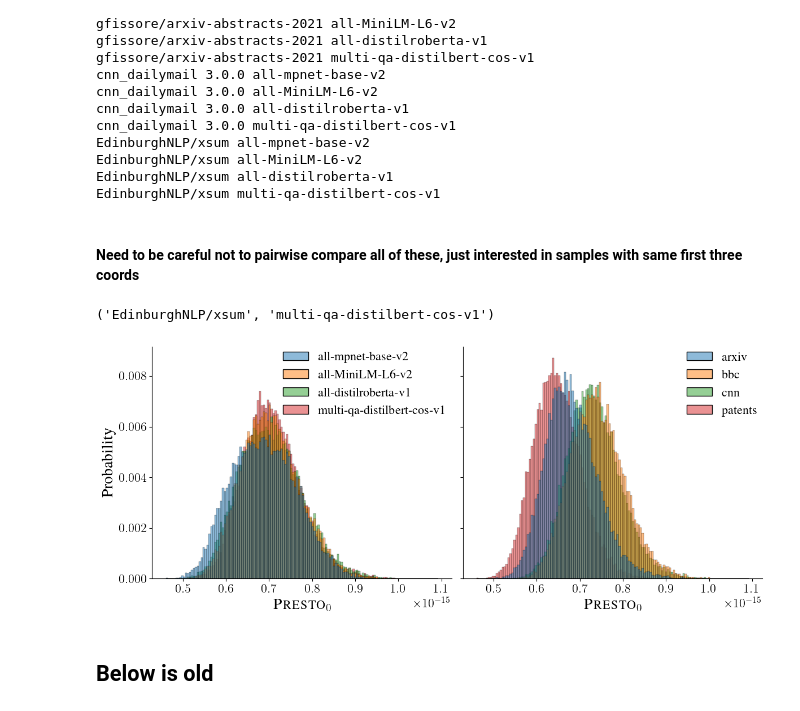
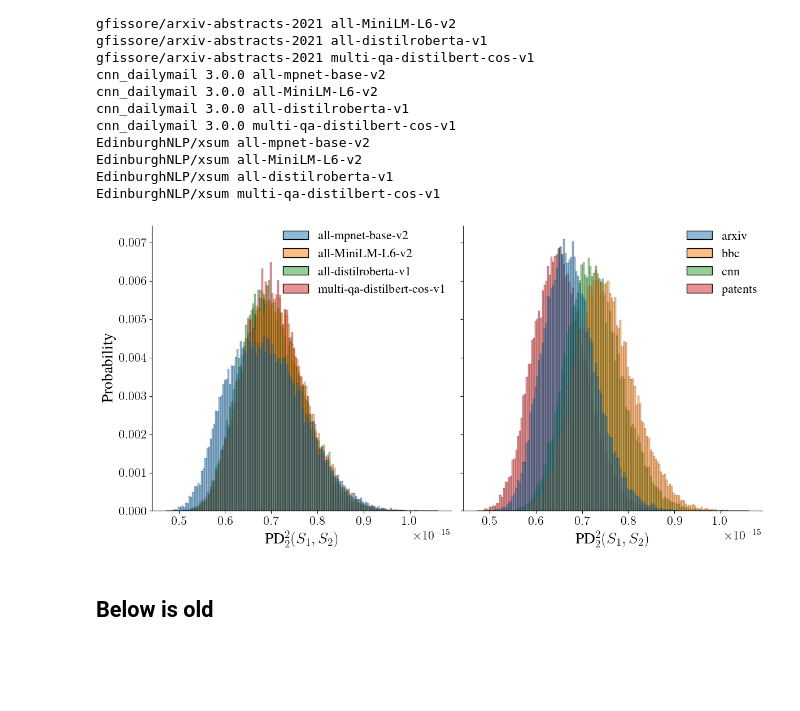
Before and after one commit to aidos-lab/Presto, a Jupyter notebook: notebooks/presto_test.ipynb, the cells around one changed output. Cells and saved outputs as stored; diff of their text form; code cells hidden in the pictures; blank space fills up the shorter version.

```diff
--- a/notebooks/presto_test.ipynb
+++ b/notebooks/presto_test.ipynb
@@ -133,7 +133,7 @@ for idx,dataset in enumerate(sorted_datasets):
                  legend=False if idx != len(datasets) - 1 else True
                 )
     ax[0][idx].set_title(dataset.split("/")[-1], fontsize=title_fontsize)
-    ax[0][idx].set_ylabel(r"\textsc{Presto}"+"$_2(M[p = 2^{9}],M[p = *])$", fontsize=label_fontsize)
+    ax[0][idx].set_ylabel(r"PD"+"$^2_2(M[p = 2^{9}],M[p = *])$", fontsize=label_fontsize)
     ax[0][idx].set_xlabel(rf"$p$", fontsize=title_fontsize)
     ax[0][idx].set_xscale("log", base=2)
 
@@ -145,7 +145,7 @@ for idx,dataset in enumerate(sorted_datasets):
                  ax=ax[1][idx],
                  markers="osDH", legend=False
                 )
-    ax[1][idx].set_ylabel(r"\textsc{Presto}"+"$_2(M[s = 2^{14}],M[s = *])$", fontsize=label_fontsize)
+    ax[1][idx].set_ylabel(r"PD"+"$^2_2(M[s = 2^{14}],M[s = *])$", fontsize=label_fontsize)
     ax[1][idx].set_xlabel(rf"$s$", fontsize=title_fontsize)
     ax[1][idx].set_xscale("log", base=2)
 ax[0][-1].legend(title="",frameon=False, fontsize=legend_fontsize)
@@ -297,7 +297,7 @@ for idx, model in enumerate(sorted_models):
     twinx.set_yticks([])
     twinx.set_ylabel(model, fontsize=label_fontsize)
 for axx in ax.ravel():
-    axx.set_ylabel(r"$\sum_{i=0}^2\lVert L_i \rVert$", fontsize=label_fontsize)
+    axx.set_ylabel(r"$\sum_{i=0}^2\lVert L_i \rVert_2$", fontsize=label_fontsize)
     axx.set_xticklabels([r"$2^{"+str(x)+"}$" for x in range(10,15)],fontsize=label_fontsize)
     axx.set_xlabel("$s$", fontsize=title_fontsize)
 sns.despine(fig)
@@ -314,7 +314,7 @@ for idx, model in enumerate(sorted_models):
         ax[idx][idx2].lines[0].set_color('crimson')
         ax[idx][idx2].lines[0].set_zorder(-1)
         ax[idx][idx2].set_xlim(0,ax[idx][idx2].get_xlim()[-1])
-        ax[idx][idx2].set_xlabel(r"$\sum_{i=0}^2\lVert L_i \rVert$", fontsize=label_fontsize)
+        ax[idx][idx2].set_xlabel(r"$\sum_{i=0}^2\lVert L_i \rVert_2$", fontsize=label_fontsize)
         ax[idx][idx2].set_ylabel("Probability", fontsize=label_fontsize)
         ax[0][idx2].set_title(dataset, fontsize=title_fontsize)
         xticks = [0,0.5,1,1.5,2]
@@ -338,7 +336,8 @@ rng = np.random.default_rng(42)
 # %%
+rng = np.random.default_rng(42)
 n_projections = 512
-n_subsamples = 100
-subsample_size = 1000
+n_subsamples = 2**7
+subsample_size = 512
 subsampled_avgs = dict()
 
 metric = Presto(max_homology_dim=config.max_homology_dim, n_components=config.n_components, normalize=config.normalize)
@@ -346,8 +345,8 @@ for dataset, v1 in results.items():
     for model, v2 in v1.items():
         print(dataset, model)
         for v3 in [v2[16384]]:
-            for i in range(subsample_size):
-                subsampled_avgs[(dataset, model, i)] = metric.average_landscape({i:rng.choice(v3["landscapes"][i],n_projections,replace=False) for i in range(config.max_homology_dim + 1)})
+            for i in range(n_subsamples):
+                subsampled_avgs[(dataset, model, i)] = metric.average_landscape({i:rng.choice(v3["landscapes"][i],subsample_size,replace=False) for i in range(config.max_homology_dim + 1)})
 # %% [output]
 big_patent a all-mpnet-base-v2
 big_patent a all-MiniLM-L6-v2
@@ -365,8 +364,6 @@ EdinburghNLP/xsum all-mpnet-base-v2
 EdinburghNLP/xsum all-MiniLM-L6-v2
 EdinburghNLP/xsum all-distilroberta-v1
 EdinburghNLP/xsum multi-qa-distilbert-cos-v1
-# %% [markdown]
-#### Need to be careful not to pairwise compare all of these, just interested in samples with same first three coords
 # %%
 from itertools import product
 # %%
@@ -376,10 +373,6 @@ subsampled_scores = dict()
 for tuple in tuples:
     for i,j in combinations(list(range(n_subsamples)),2):
         subsampled_scores[(*tuple,i,j)] = metric.compute_presto_scores(subsampled_avgs[(*tuple,i)], subsampled_avgs[(*tuple,j)])
-# %%
-metric.compute_presto_scores
-# %% [output]
-('EdinburghNLP/xsum', 'multi-qa-distilbert-cos-v1')
 # %%
 subsampled_df = pd.DataFrame(pd.DataFrame(subsampled_scores).unstack()).reset_index(
 
@@ -388,29 +381,28 @@ subsampled_df["dataset"] = subsampled_df.dataset.map(get_short_name)
 # %%
 subsampled_df_agg = subsampled_df.groupby(["dataset","model","i","j"]).agg(dict(score=sum))
 # %%
-fig, ax = plt.subplots(1,2,figsize=(12,5), sharey=True, sharex=True)
+fig, ax = plt.subplots(1,2,figsize=(12,6), sharey=True, sharex=True)
 for idx,elem in enumerate(["model", "dataset"]):
     sns.histplot(subsampled_df_agg.sort_values(elem, key=lambda vec:vec.map(lambda x:sorted_models.index(x)) if elem == "model" else vec.map(lambda x:sorted_datasets.index(x))),
                                                x="score", stat="probability", hue=elem, ax=ax[idx],
-                 #multiple="dodge",
                  legend=True)
     leg1 = ax[idx].get_legend()
     h1 = leg1.legend_handles
     leg1.remove()
     ax[idx].legend(h1, sorted_datasets if elem == "dataset" else sorted_models, frameon=False, fontsize=label_fontsize, loc="upper right", borderaxespad=0)
-    ax[idx].set_xlabel(r"\textsc{Presto}"+"$_0$", fontsize=title_fontsize)
+    ax[idx].set_xlabel(r"PD"+"$^2_2(S_1,S_2)$", fontsize=title_fontsize)
     ax[idx].set_ylabel("Probability", fontsize=title_fontsize)
     offset_text = ax[idx].xaxis.get_offset_text()
     offset_text.set_fontsize(label_fontsize)
     xtls = ax[idx].get_xticklabels()
     for l in xtls:
         l.set_fontsize(label_fontsize)
 ax[0].set_yticklabels(ax[0].get_yticklabels(), fontsize=label_fontsize)
 sns.despine(fig)
 plt.tight_layout()
 plt.savefig(f"{paper_figure_path}/subsampling_presto.pdf", bbox_inches="tight", transparent=True)
 # %% [output]
-[figure, old version]
+[figure, new version]
 # %% [markdown]
 ## Below is old
 # %% [markdown]
```
Also changed, not shown: parts of 4 cells of this notebook.
